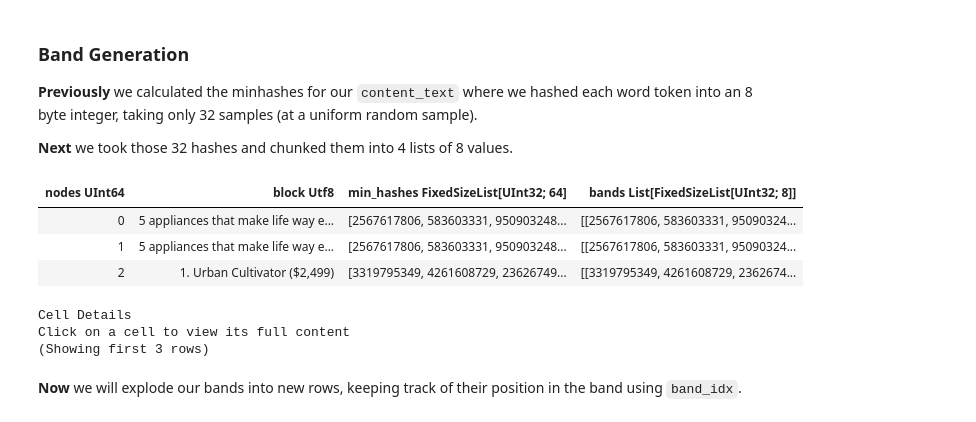
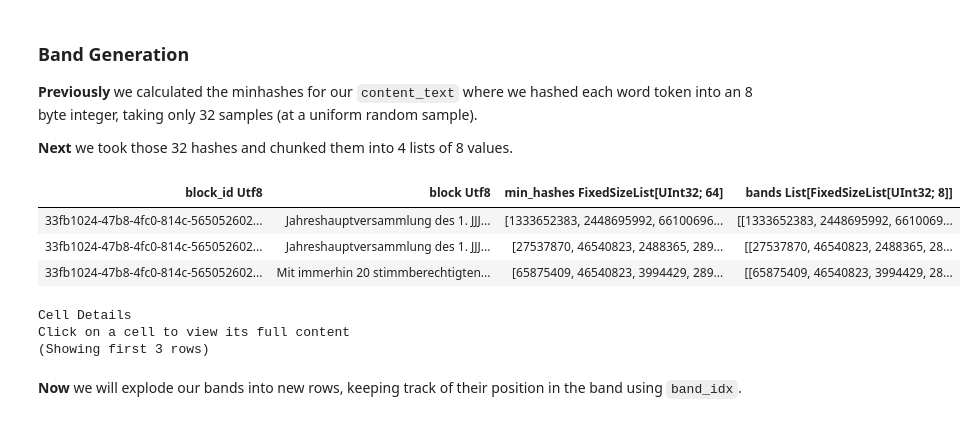
Before and after one commit to everettVT/daft-minhash-dedupe, a Jupyter notebook: workload/minhash_dedupe_common_crawl.ipynb, the cells around one changed output. Drawn from its saved outputs; the diff is of its cells as text; code cells hidden in the pictures.

```diff
--- a/workload/minhash_dedupe_common_crawl.ipynb
+++ b/workload/minhash_dedupe_common_crawl.ipynb
@@ -99,11 +92,13 @@ from daft.functions import monotonically_increasing_id
 
 # Define a UDF to remove http headers from the payload
 @daft.func()
-def remove_http_headers(payload: str) -> str:
-    if payload is None:
+def remove_http_headers(x: str) -> str:
+    """Remove HTTP headers from input string by splitting on double CRLF, returning the body or empty string."""
+    if x is None:
         return ""
-    parts = payload.split("\r\n\r\n", 1)
-    return parts[1] if len(parts) == 2 else payload
+    if len(x.split("\r\n\r\n")) > 1:
+        return x.split("\r\n\r\n")[1]
+    return ""
 
 # Filter the dataframe to only include text/html payloads
 df_html = df_warc.where(col("WARC-Identified-Payload-Type")== "text/html")
@@ -189,7 +165,6 @@ NameError: name 'df_ready' is not defined
 # %%
-# Drop Un-needed Columns and add an integer index surrogate
+# Drop Un-needed Columns
 df_ready = (
     df_text
     .select(index_col, content_col)
-    .with_column("nodes", monotonically_increasing_id())
 )
@@ -195,0 +177,11 @@ df_ready = (
+# %%
+# Normalize text
+df_norm = df_ready.with_column("content_normalized",
+    col(content_col).str.normalize(
+        remove_punct=True,
+        lowercase=True,
+        nfd_unicode=True,
+        white_space=True
+    )
+)
+df_norm.select(index_col, content_col, "content_normalized").show(3)
@@ -205,7 +205,7 @@ NGRAM_SIZE = 5 # Size of the n-grams
 # Calculate the minhash vectors
 df_minhash = (
     df_norm
-    .with_column("min_hashes", col("normalized").minhash(
+    .with_column("min_hashes", col("content_normalized").minhash(
         num_hashes = K,
         ngram_size = NGRAM_SIZE,
         seed = SEED,
@@ -213,5 +213,5 @@ df_minhash = (
         )
     )
 )
-df_minhash.select("nodes", content_col, "min_hashes").show(3)
+df_minhash.select(index_col, content_col, "min_hashes").show(3)
 # %% [output]
@@ -314,15 +314,15 @@ assert B * R == K
 # %%
 # Band Generation
 df_bands = (
     df_minhash
     .with_column("bands", col("min_hashes").list.chunk(R))
 )
-df_bands.select("nodes",content_col, "min_hashes", "bands").show(3)
+df_bands.select(index_col, content_col, "min_hashes", "bands").show(3)
 # %% [output]
-| nodes UInt64 | block Utf8 | min_hashes FixedSizeList[UInt32; 64] | bands List[FixedSizeList[UInt32; 8]] |
-| 0 | 5 appliances that make life way e... | [2567617806, 583603331, 950903248... | [[2567617806, 583603331, 95090324... |
-| 1 | 5 appliances that make life way e... | [2567617806, 583603331, 950903248... | [[2567617806, 583603331, 95090324... |
-| 2 | 1. Urban Cultivator ($2,499) | [3319795349, 4261608729, 23626749... | [[3319795349, 4261608729, 2362674... |
+| block_id Utf8 | block Utf8 | min_hashes FixedSizeList[UInt32; 64] | bands List[FixedSizeList[UInt32; 8]] |
+| 33fb1024-47b8-4fc0-814c-565052602... | Jahreshauptversammlung des 1. JJJ... | [1333652383, 2448695992, 66100696... | [[1333652383, 2448695992, 6610069... |
+| 33fb1024-47b8-4fc0-814c-565052602... | Jahreshauptversammlung des 1. JJJ... | [27537870, 46540823, 2488365, 289... | [[27537870, 46540823, 2488365, 28... |
+| 33fb1024-47b8-4fc0-814c-565052602... | Mit immerhin 20 stimmberechtigten... | [65875409, 46540823, 3994429, 289... | [[65875409, 46540823, 3994429, 28... |
 Cell Details
 Click on a cell to view its full content
 (Showing first 3 rows)
```
Also changed, not shown: parts of 12 cells of this notebook, 10 other files.
